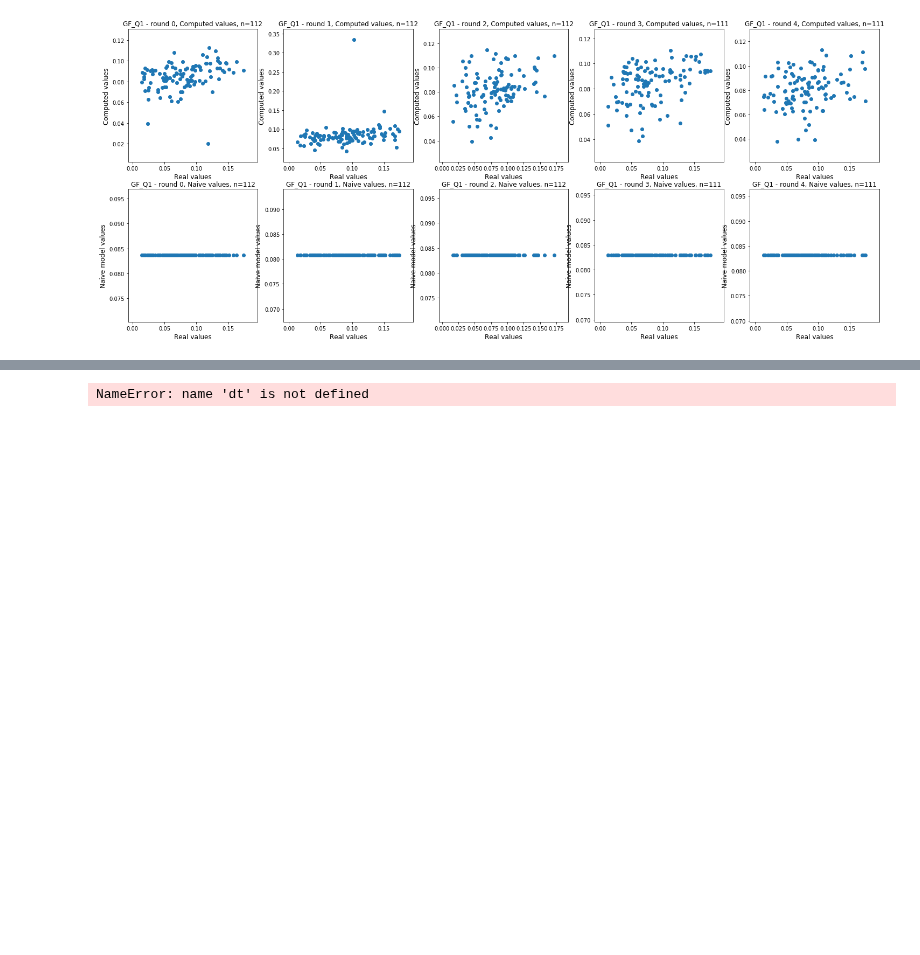
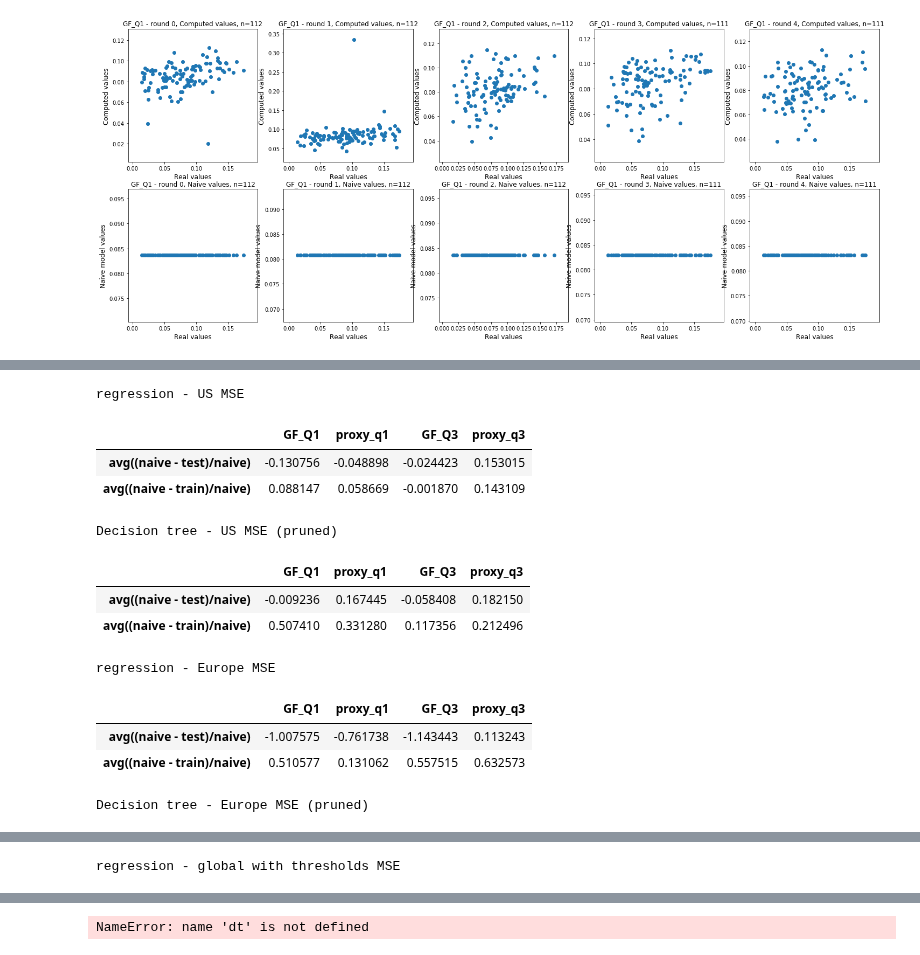
Before and after one commit to hopl1t/covid19, a Jupyter notebook: notebooks/regression_and_tree.ipynb, the cells around one changed output, grey strips where cells are left out. Cells and saved outputs as stored; diff of their text form; code cells hidden in the pictures; blank space fills up the shorter version.

```diff
--- a/notebooks/regression_and_tree.ipynb
+++ b/notebooks/regression_and_tree.ipynb
@@ -436,2 +435,4 @@ us_regr_sum
 # %%
 !dot -Tpng ../products/decision_tree/decision_tree_GF_Q1_run4.dot -o tree.png && open tree.png
+# %%
+hopkins_death = pd.read_pickle(DEATH_PICKLE_PATH)
@@ -437,0 +465,8 @@ us_regr_sum
+# %%
+hopkins_death.drop(columns='Total Tests', inplace=True)
+hopkins_death.drop(columns='State Population', inplace=True)
+hopkins_death['Democracy'] = hopkins_death['Democracy'].fillna(hopkins_death['Democracy'].mean())
+hopkins_death['Tests \\ Pop'] = hopkins_death['Tests \\ Pop'].fillna(0)
+hopkins_death['first_7'].dropna(inplace=True)
+hopkins_death['GDP'].dropna(inplace=True)
+hopkins_death['Urbanization'].dropna(inplace=True)
@@ -437,0 +498,69 @@ us_regr_sum
+# %%
+us_feature_cols = [ 'avg_interval_tmp', 'avg_interval_RH',\
+                   'tmp**2', 'tmp*rh', 'Urbanization', 'Tests \ Pop']
+
+global_feature_cols = [ 'avg_interval_tmp', 'avg_interval_RH',\
+                       'tmp**2', 'tmp*rh', 'Urbanization',\
+                       'Tests per 1M', 'avg_mobility' ]
+
+label_cols = ['GF_Q1', 'proxy_q1', 'GF_Q3', 'proxy_q3']
+
+coords = list(set(hopkins_death.index.get_level_values(0)))
+euro_coords = [coord for coord in coords if (coord[0] > 36.7 and coord[1] > -16 and coord[1] < 25)]
+thrsh_data = hopkins_death[hopkins_death['GDP'] >= 40000]\
+                        [hopkins_death['Urbanization'] >= 88].copy()
+
+
+us_regr_sum, us_regr_full = regression(hopkins_death[hopkins_death['Country_Region'] =='US'].copy(),\
+                                       us_feature_cols, label_cols, rmse=False)
+
+us_dt_sum, us_dt_full = dt(hopkins_death[hopkins_death['Country_Region'] =='US'].copy(),\
+                           us_feature_cols, label_cols, rmse=False, prune=True)
+
+
+euro_regr_sum, euro_regr_full = regression(hopkins_death.loc[euro_coords, :, :].copy(),\
+                                          global_feature_cols, label_cols, rmse=False)
+
+euro_dt_sum, euro_dt_full = dt(hopkins_death.loc[euro_coords, :, :].copy(),\
+                              global_feature_cols, label_cols, rmse=False, prune=True)
+
+global_dt_sum, global_dt_full = dt(hopkins_death, global_feature_cols, label_cols, rmse=False, prune=True)
+
+thrsh_regr_sum, thrsh_regr_full = regression(thrsh_data, global_feature_cols, label_cols, rmse=False)
+
+thrsh_dt_sum, thrsh_dt_full = dt(thrsh_data, global_feature_cols, label_cols, rmse=False, prune=True)
+
+print('\nregression - US MSE')
+us_regr_sum
+
+print('Decision tree - US MSE (pruned)')
+us_dt_sum
+
+print('\nregression - Europe MSE')
+euro_regr_sum
+
+print('Decision tree - Europe MSE (pruned)')
+euro_dt_sum
+
+print('\nregression - global with thresholds MSE')
+thrsh_regr_sum
+
+print('Decision tree - global with thresholds MSE (pruned)')
+thrsh_dt_sum
+
+print('Decision tree - global MSE (pruned)')
+global_dt_sum
+# %% [output]
+regression - US MSE
+|  | GF_Q1 | proxy_q1 | GF_Q3 | proxy_q3 |
+| avg((naive - test)/naive) | -0.130756 | -0.048898 | -0.024423 | 0.153015 |
+| avg((naive - train)/naive) | 0.088147 | 0.058669 | -0.001870 | 0.143109 |
+Decision tree - US MSE (pruned)
+|  | GF_Q1 | proxy_q1 | GF_Q3 | proxy_q3 |
+| avg((naive - test)/naive) | -0.009236 | 0.167445 | -0.058408 | 0.182150 |
+| avg((naive - train)/naive) | 0.507410 | 0.331280 | 0.117356 | 0.212496 |
+regression - Europe MSE
+|  | GF_Q1 | proxy_q1 | GF_Q3 | proxy_q3 |
+| avg((naive - test)/naive) | -1.007575 | -0.761738 | -1.143443 | 0.113243 |
+| avg((naive - train)/naive) | 0.510577 | 0.131062 | 0.557515 | 0.632573 |
+Decision tree - Europe MSE (pruned)
@@ -437,0 +570 @@ us_regr_sum
+regression - global with thresholds MSE
```
Also changed, not shown: parts of 11 cells of this notebook, 50 other files.
